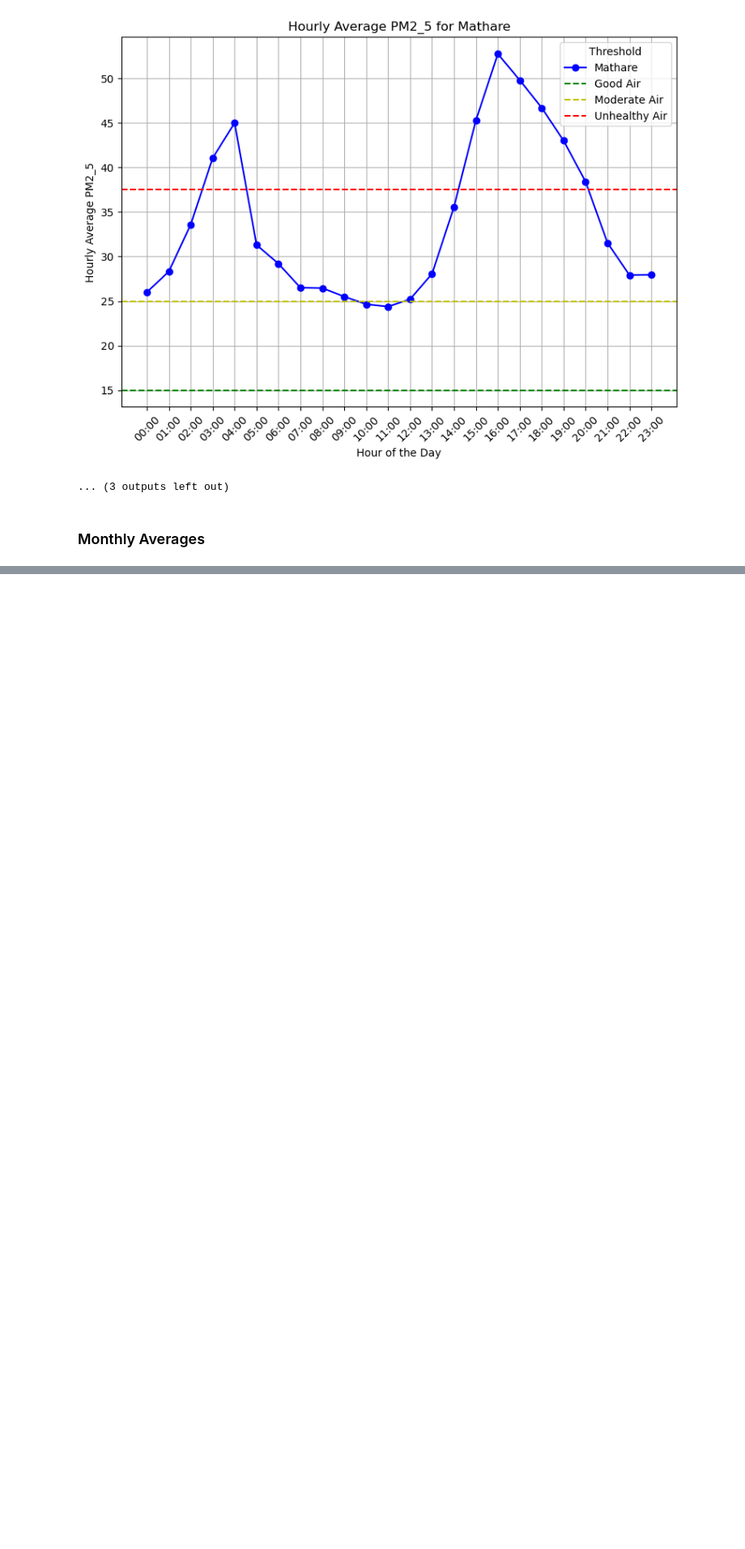
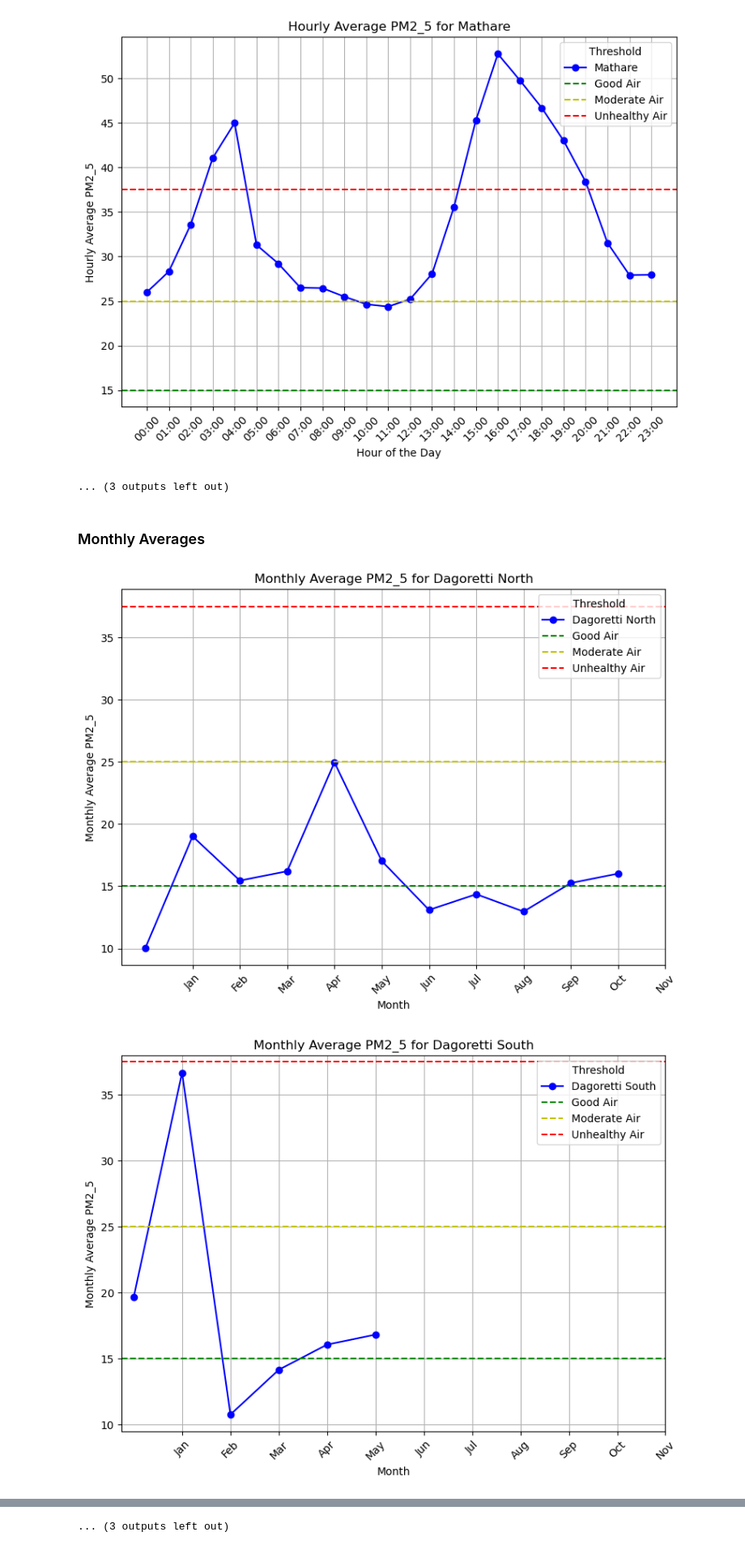
Before and after one commit to ANGI3MAINA/Air_quality_-2024, a Jupyter notebook: notebook.ipynb, the cells around one changed output, grey strips where cells are left out. Shown at 81% size. Cells and saved outputs as stored; diff of their text form; code cells hidden in the pictures; blank space fills up the shorter version.

Commit message:
monthly averages

```diff
--- a/notebook.ipynb
+++ b/notebook.ipynb
@@ -531,3 +531,46 @@ for i, subcounty in enumerate(unique_subcounties[:15]):
 ... (3 outputs left out)
 # %% [markdown]
 ### Monthly Averages
+# %%
+# Group by subcounty and month, and calculate the mean PM2.5
+monthly_avg_pm2_5 = combined_df.groupby(['subcounty', 'Month'])['pm2_5'].mean().reset_index()
+
+# Loop through each subcounty and create a separate plot
+unique_subcounties = monthly_avg_pm2_5['subcounty'].unique()
+# %%
+# Generate monthly average plots for up to 15 subcounties
+for i, subcounty in enumerate(unique_subcounties[:15]):
+    # Filter data for the current subcounty
+    subcounty_data = monthly_avg_pm2_5[monthly_avg_pm2_5['subcounty'] == subcounty]
+
+    # Plotting the monthly pattern for the subcounty
+    plt.figure(figsize=(8, 6))
+    plt.plot(subcounty_data['Month'], subcounty_data['pm2_5'], marker='o', color='blue', label=f'{subcounty}')
+
+    # Add horizontal lines for Air Quality Thresholds (24-hour mean)
+    plt.axhline(y=15, color='g', linestyle='--', label='Good Air')
+    plt.axhline(y=25, color='y', linestyle='--', label='Moderate Air')
+    plt.axhline(y=37.5, color='r', linestyle='--', label='Unhealthy Air')
+
+    # Format the x-axis to display months from January to November
+    plt.xticks(ticks=range(1, 12), labels=['Jan', 'Feb', 'Mar', 'Apr', 'May', 'Jun', 'Jul', 'Aug', 'Sep', 'Oct', 'Nov'], rotation=45)
+
+    # Adding labels and title
+    plt.xlabel('Month', fontsize=10)
+    plt.ylabel('Monthly Average PM2_5', fontsize=10)
+    plt.title(f'Monthly Average PM2_5 for {subcounty}', fontsize=12)
+
+    # Adding legend
+    plt.legend(title='Threshold')
+
+    # Displaying grid for better readability
+    plt.grid(True)
+
+    # Adjust layout for clarity
+    plt.tight_layout()
+
+    # Show the plot
+    plt.show()
+# %% [output]
+[figure, added]
+[figure, added]
@@ -533,0 +587 @@ for i, subcounty in enumerate(unique_subcounties[:15]):
+... (3 outputs left out)
```
Also changed, not shown: parts of 1 cell of this notebook.
